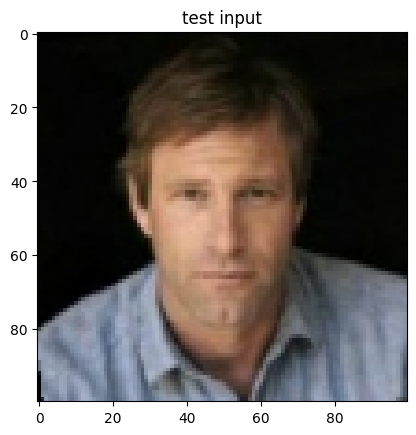
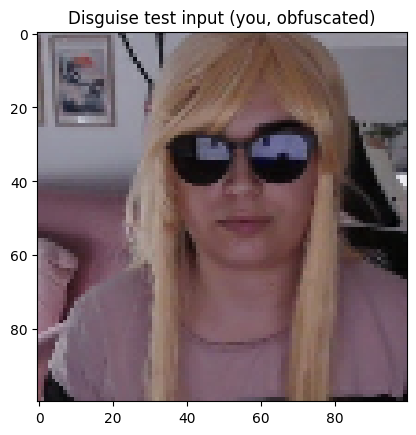
Unified diff of the notebook cell whose output changed from the first chart to the second:
--- before
+++ after
@@ -1,17 +1,26 @@
-# Manually swap input_image.jpg for a specific chosen LFW negative image (not you),
-# run verification, then restore the original genuine input_image.jpg afterwards.
-# Expected result: verified == False
+# Test verification against an obfuscated version of yourself (wig + sunglasses)
+# rather than a completely different person. This is a harder, more realistic test
+# facial features (hair, eyes/eyebrows) are hidden, rather than just rejecting an obviously different face.
 
-genuine_input_path = os.path.join('application_data', 'input_image', 'input_image.jpg')
-assert os.path.exists(genuine_input_path), (
-    "input_image.jpg not found - capture/copy a genuine photo of yourself here first "
-    "(see README.md Section 3.2 / 5)."
+disguise_input_path = os.path.join('application_data', 'input_image', 'disguise_test.jpg')
+assert os.path.exists(disguise_input_path), (
+    "disguise_test.jpg not found - capture a photo of yourself wearing the "
+    "disguise (e.g. wig, sunglasses) and save it here first."
 )
 
-plt.imshow(preprocess(genuine_input_path))
-plt.title('test input')
-plt.show()
+backup_path = os.path.join('application_data', 'input_image', 'input_image_backup.jpg')
+shutil.copy(genuine_input_path, backup_path)
 
-genuine_results, genuine_verified = verify(siamese_model, 0.5, 0.5)
-print(f"match test - verified: {genuine_verified}")
-print(f"Individual similarity scores: {np.squeeze(genuine_results)}")
+try:
+    shutil.copy(disguise_input_path, genuine_input_path)
+
+    plt.imshow(preprocess(genuine_input_path))
+    plt.title('Disguise test input (you, in disguise)')
+    plt.show()
+
+    disguise_results, disguise_verified = verify(siamese_model, 0.5, 0.5)
+    print(f"Disguise test - verified: {disguise_verified}")
+    print(f"Individual similarity scores: {np.squeeze(disguise_results)}")
+finally:
+    shutil.copy(backup_path, genuine_input_path)
+    os.remove(backup_path)

Commit: disguise added